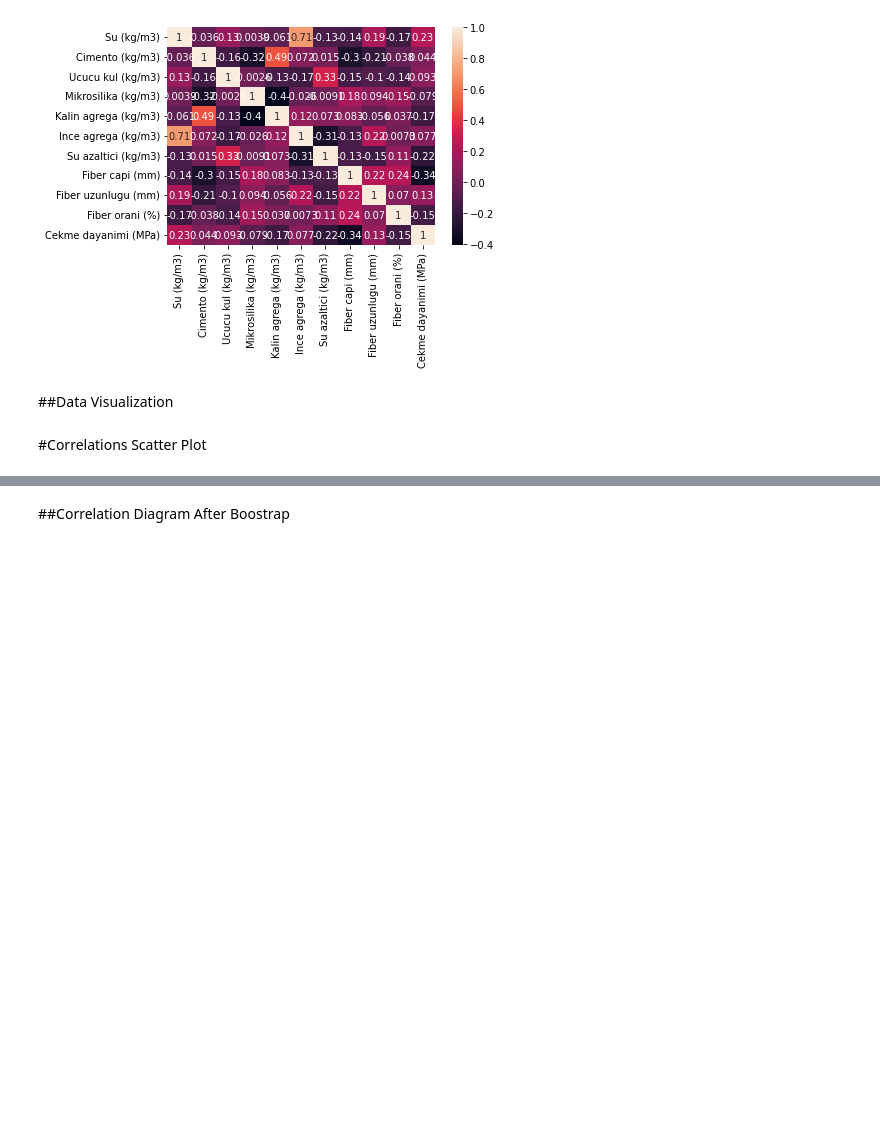
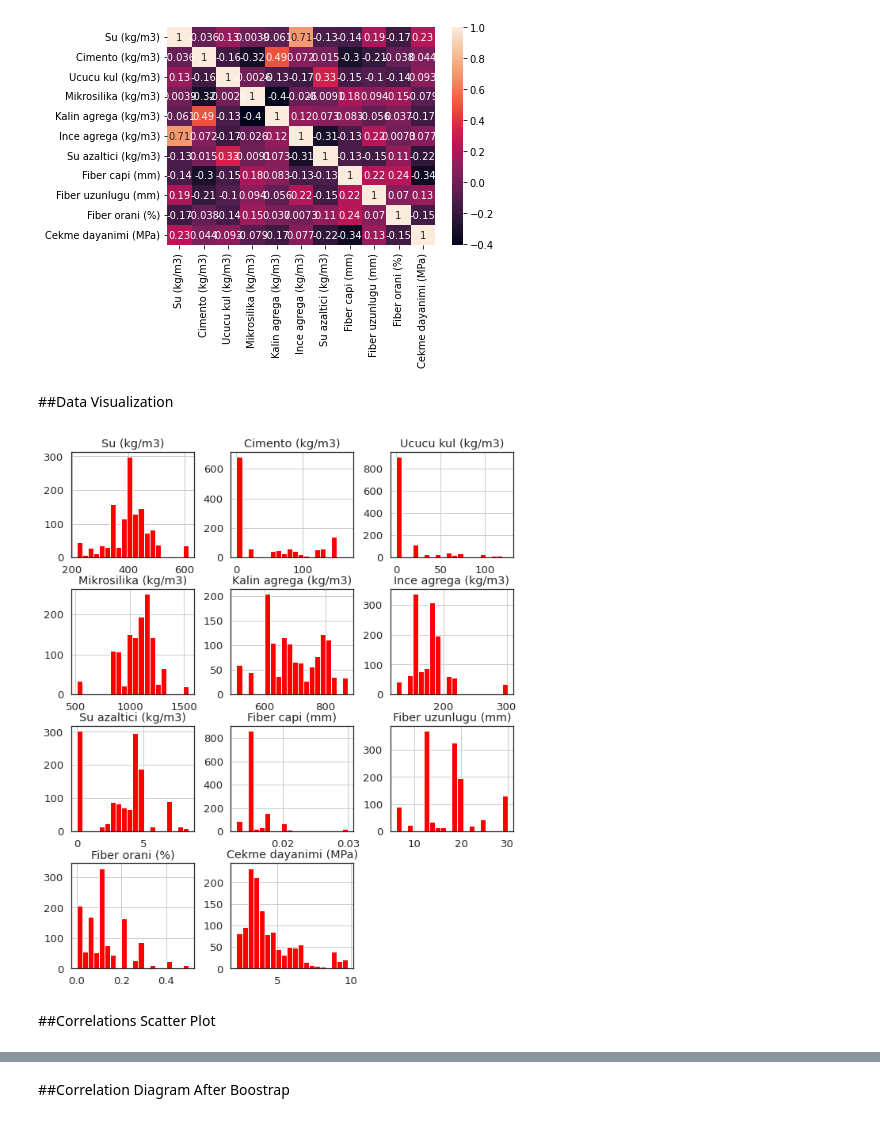
Before and after one commit to karahanmerves/BFRCA, a Jupyter notebook: BFRC_BOOSTRAP.ipynb, the cells around one changed output, grey strips where cells are left out. Saved outputs shown, nothing was run; the diff lists cells and outputs as text; code cells hidden in the pictures; blank space fills up the shorter version.

```diff
--- a/BFRC_BOOSTRAP.ipynb
+++ b/BFRC_BOOSTRAP.ipynb
@@ -93,8 +93,10 @@ sns.heatmap(corr, annot = True)
 
 ##Data Visualization
 # %%
-#sns.set(style='white',font_scale=1.2, rc={'figure.figsize':(10,20)})
-#ax=dt.hist(bins=20,color='red' )
+sns.set(style='white',font_scale=1.2, rc={'figure.figsize':(10,12)})
+ax=dt.hist(bins=20,color='red' )
+# %% [output]
+[figure, added]
 # %% [markdown]
-#Correlations Scatter Plot
+##Correlations Scatter Plot
 # %%
```
Also changed, not shown: parts of 20 cells of this notebook.
